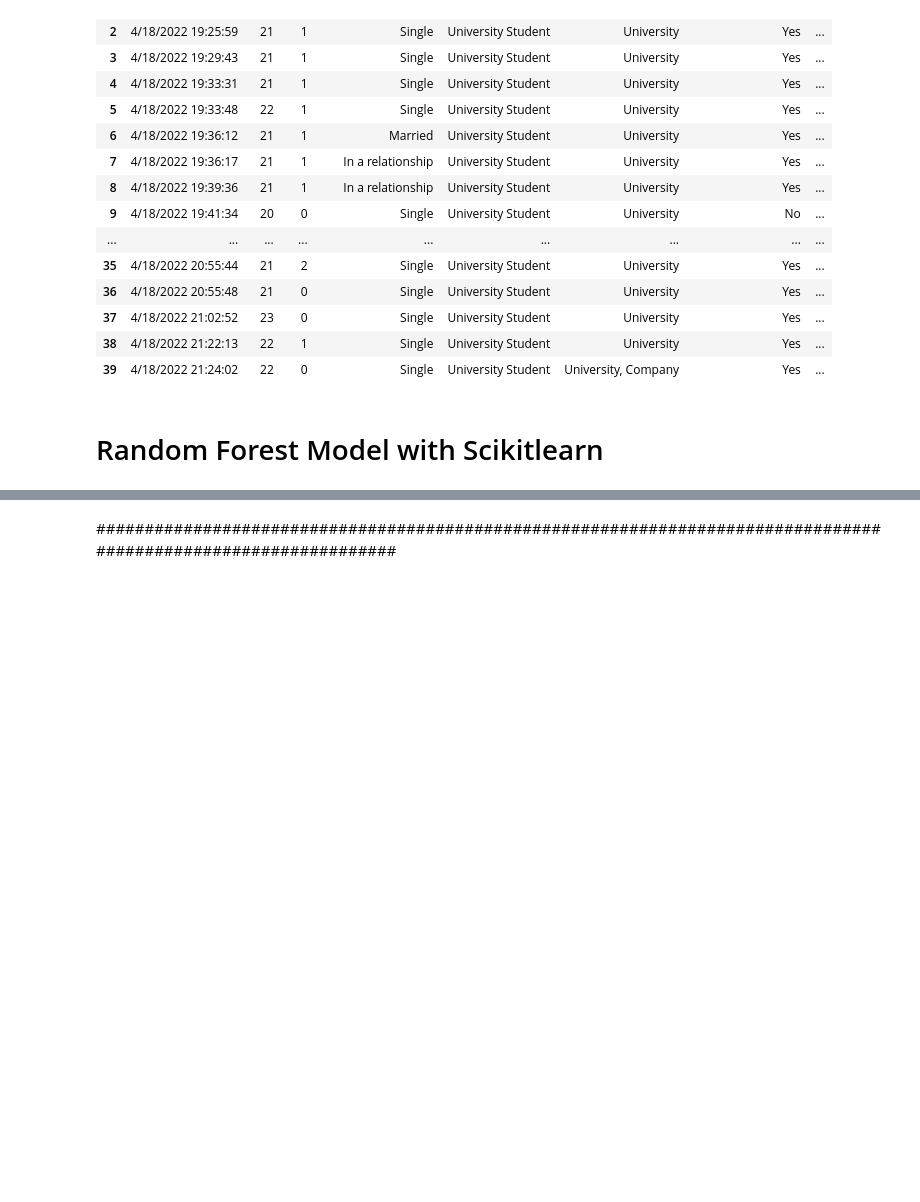
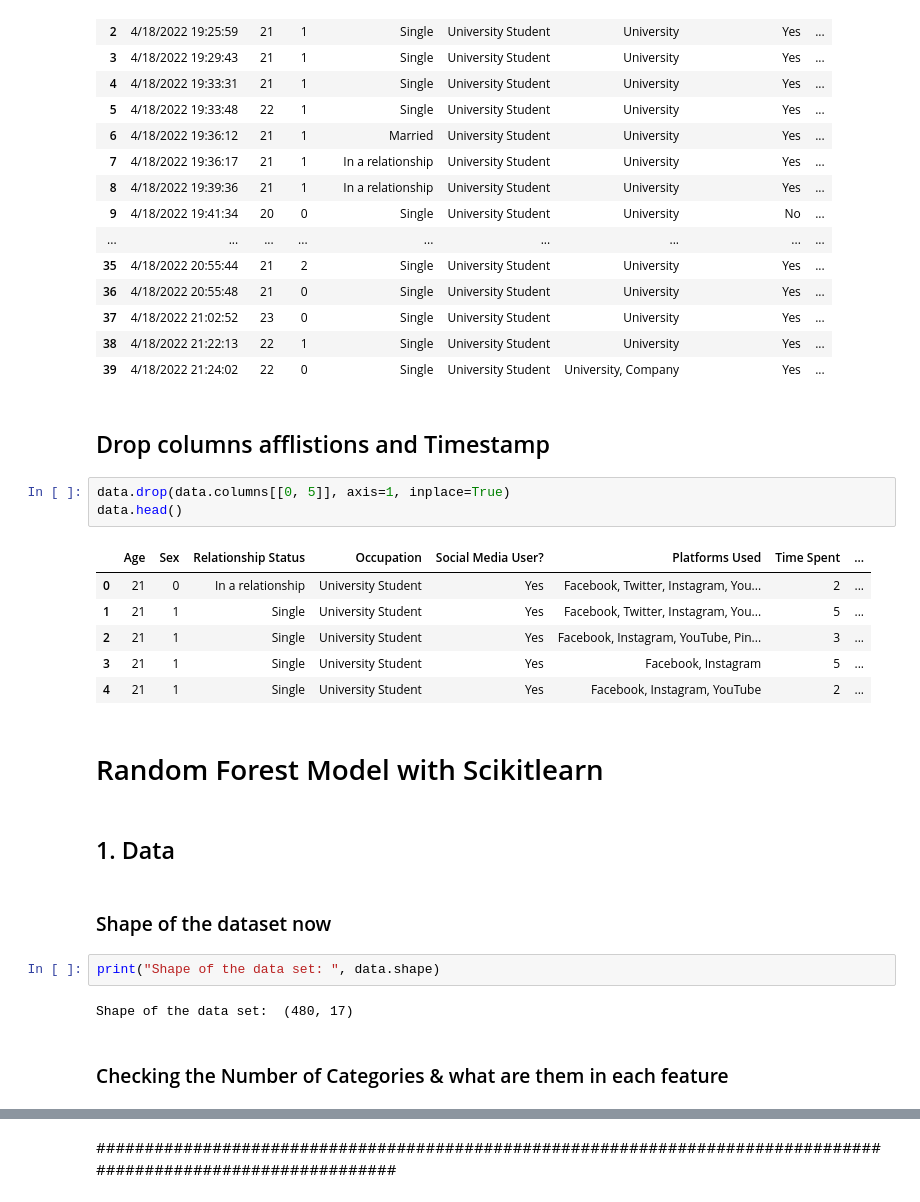
Before and after one commit to cepdnaclk/e19-co544-Concentration-Difficulty-Prediction-Model, a Jupyter notebook: random_forest.ipynb, the cells around one changed output, grey strips where cells are left out. Saved outputs shown, nothing was run; the diff lists cells and outputs as text; blank space fills up the shorter version.

```diff
--- a/random_forest.ipynb
+++ b/random_forest.ipynb
@@ -471,5 +471,27 @@ data.head(40)
 | 37 | 4/18/2022 21:02:52 | 23 | 0 | Single | University Student | University | Yes | ... |
 | 38 | 4/18/2022 21:22:13 | 22 | 1 | Single | University Student | University | Yes | ... |
 | 39 | 4/18/2022 21:24:02 | 22 | 0 | Single | University Student | University, Company | Yes | ... |
+# %% [markdown]
+## Drop columns afflistions and Timestamp
+# %%
+data.drop(data.columns[[0, 5]], axis=1, inplace=True)
+data.head()
+# %% [output]
+|  | Age | Sex | Relationship Status | Occupation | Social Media User? | Platforms Used | Time Spent | ... |
+| 0 | 21 | 0 | In a relationship | University Student | Yes | Facebook, Twitter, Instagram, You... | 2 | ... |
+| 1 | 21 | 1 | Single | University Student | Yes | Facebook, Twitter, Instagram, You... | 5 | ... |
+| 2 | 21 | 1 | Single | University Student | Yes | Facebook, Instagram, YouTube, Pin... | 3 | ... |
+| 3 | 21 | 1 | Single | University Student | Yes | Facebook, Instagram | 5 | ... |
+| 4 | 21 | 1 | Single | University Student | Yes | Facebook, Instagram, YouTube | 2 | ... |
 # %% [markdown]
 # Random Forest Model with Scikitlearn
+# %% [markdown]
+## 1. Data
+# %% [markdown]
+### Shape of the dataset now
+# %%
+print("Shape of the data set: ", data.shape)
+# %% [output]
+Shape of the data set:  (480, 17)
+# %% [markdown]
+### Checking the Number of Categories & what are them in each feature
```
Also changed, not shown: parts of 12 cells of this notebook, 37 other files.
